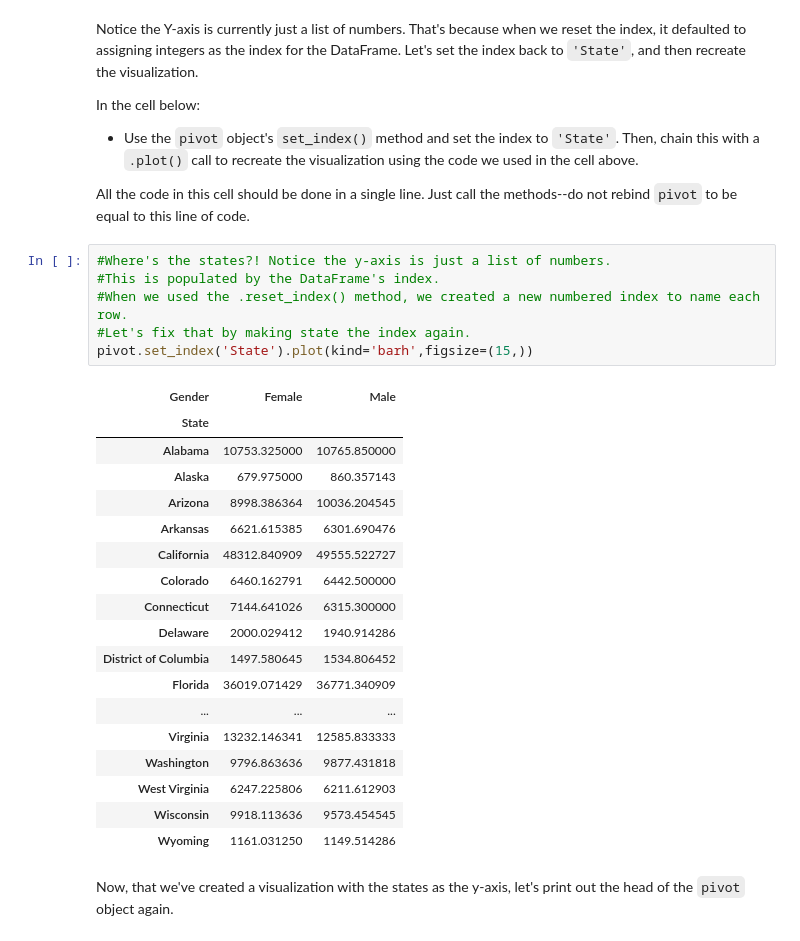
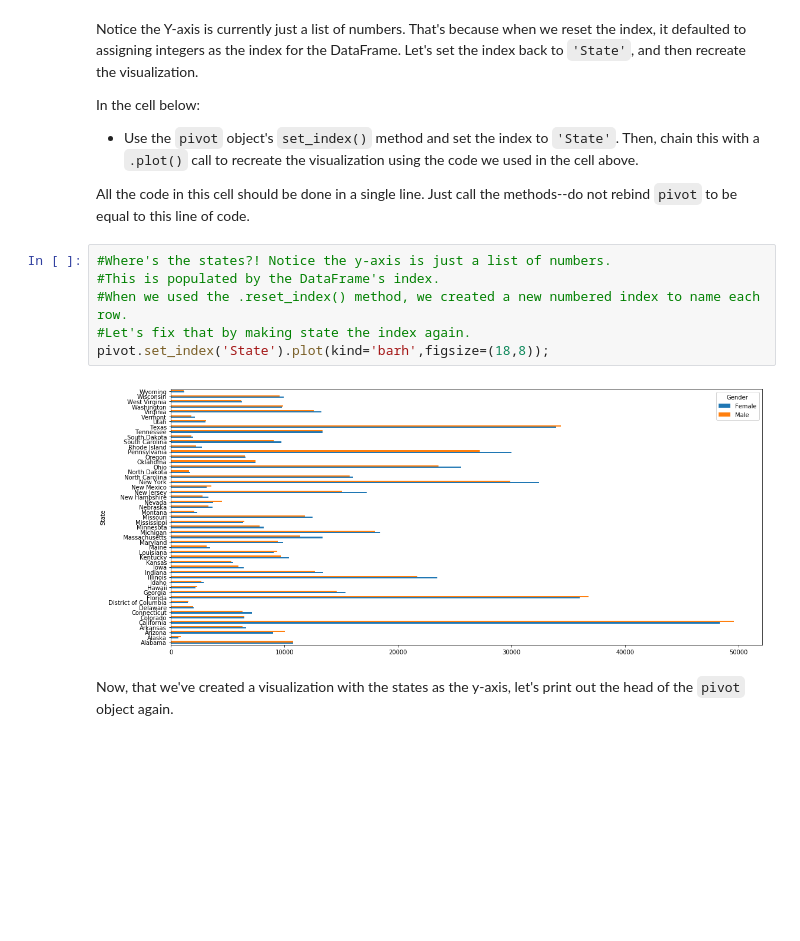
Before and after one commit to slieb74/dsc-1-04-09-pivot-tables-with-pandas-lab-nyc-career-ds-062518, a Jupyter notebook: index.ipynb, the cells around one changed output. Saved outputs shown, nothing was run; the diff lists cells and outputs as text; blank space fills up the shorter version.

```diff
--- a/index.ipynb
+++ b/index.ipynb
@@ -394,28 +394,11 @@ All the code in this cell should be done in a single line.  Just call the method
 # %%
 #Where's the states?! Notice the y-axis is just a list of numbers.
 #This is populated by the DataFrame's index.
 #When we used the .reset_index() method, we created a new numbered index to name each row.
 #Let's fix that by making state the index again.
-pivot.set_index('State').plot(kind='barh',figsize=(15,))
+pivot.set_index('State').plot(kind='barh',figsize=(18,8));
 # %% [output]
-| Gender | Female | Male |
-| State |  |  |
-| Alabama | 10753.325000 | 10765.850000 |
-| Alaska | 679.975000 | 860.357143 |
-| Arizona | 8998.386364 | 10036.204545 |
-| Arkansas | 6621.615385 | 6301.690476 |
-| California | 48312.840909 | 49555.522727 |
-| Colorado | 6460.162791 | 6442.500000 |
-| Connecticut | 7144.641026 | 6315.300000 |
-| Delaware | 2000.029412 | 1940.914286 |
-| District of Columbia | 1497.580645 | 1534.806452 |
-| Florida | 36019.071429 | 36771.340909 |
-| ... | ... | ... |
-| Virginia | 13232.146341 | 12585.833333 |
-| Washington | 9796.863636 | 9877.431818 |
-| West Virginia | 6247.225806 | 6211.612903 |
-| Wisconsin | 9918.113636 | 9573.454545 |
-| Wyoming | 1161.031250 | 1149.514286 |
+[figure, added]
 # %% [markdown]
 Now, that we've created a visualization with the states as the y-axis, let's print out the head of the `pivot` object again.
 # %%
```
